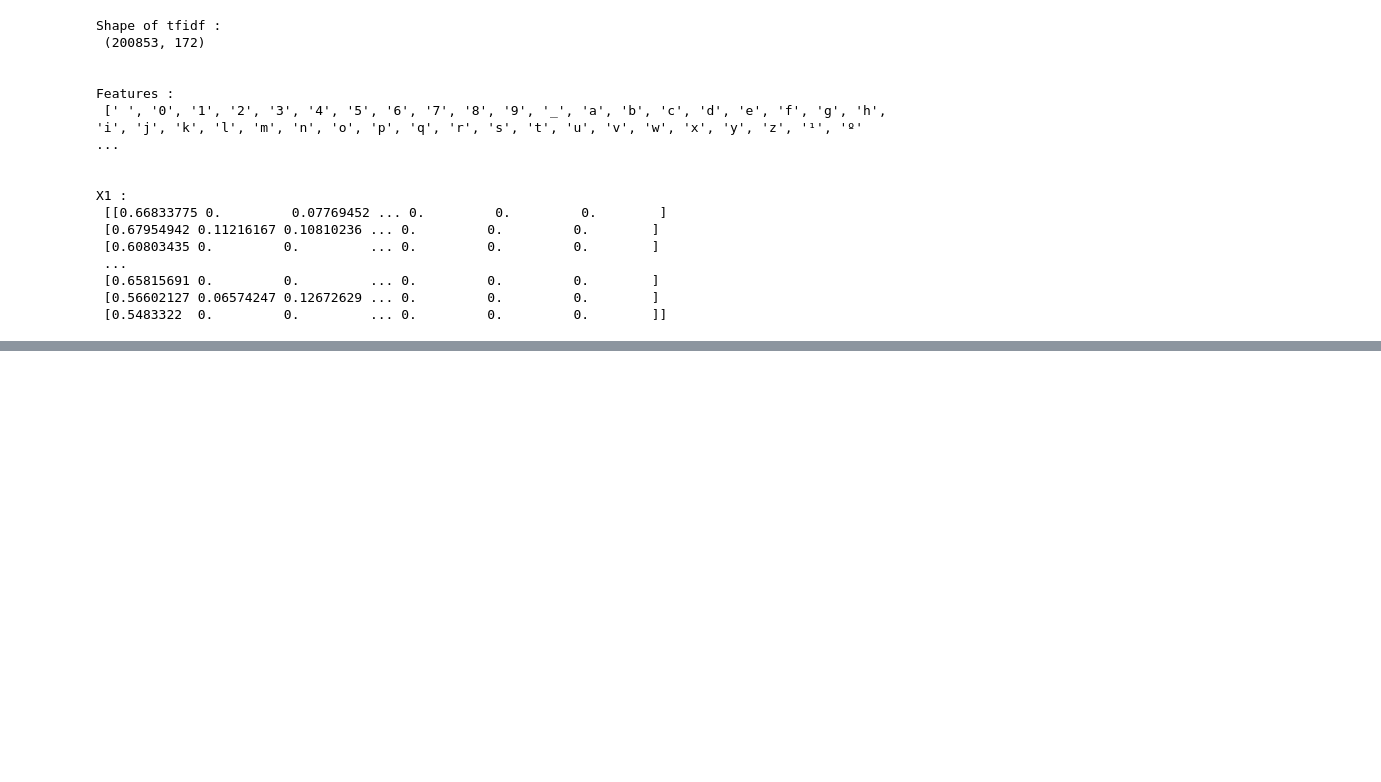
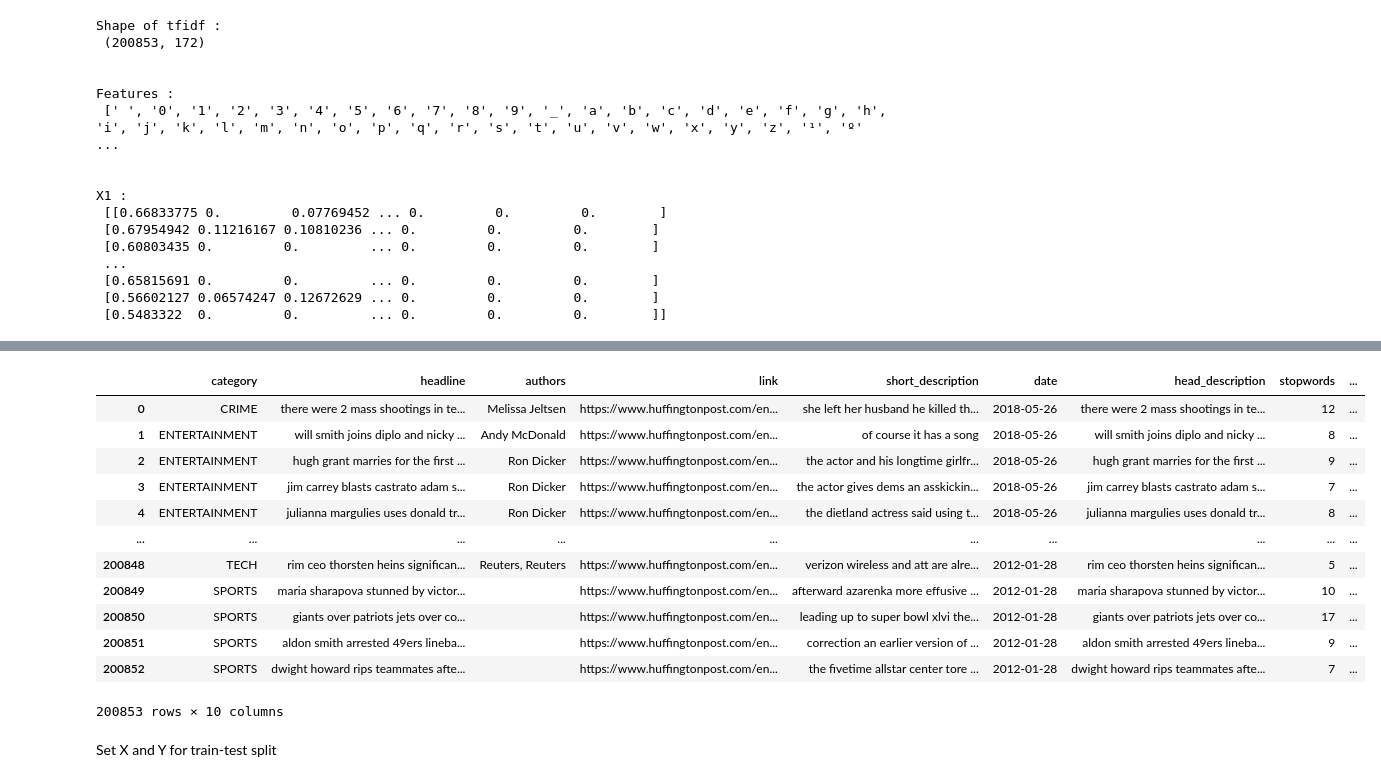
Before and after one commit to jchandleroneal/NLP-NewsArticle_Categorization, a Jupyter notebook: notebooks/exploratory/chandler/cleaning_and_preprocessing.ipynb, the cells around one changed output, grey strips where cells are left out. Saved outputs shown, nothing was run; the diff lists cells and outputs as text; code cells hidden in the pictures; blank space fills up the shorter version.

```diff
--- a/notebooks/exploratory/chandler/cleaning_and_preprocessing.ipynb
+++ b/notebooks/exploratory/chandler/cleaning_and_preprocessing.ipynb
@@ -478,0 +447,18 @@ print(tfidf_vect.get_feature_names())
+# %%
+df
+# %% [output]
+|  | category | headline | authors | link | short_description | date | head_description | stopwords | ... |
+| 0 | CRIME | there were 2 mass shootings in te... | Melissa Jeltsen | https://www.huffingtonpost.com/en... | she left her husband he killed th... | 2018-05-26 | there were 2 mass shootings in te... | 12 | ... |
+| 1 | ENTERTAINMENT | will smith joins diplo and nicky ... | Andy McDonald | https://www.huffingtonpost.com/en... | of course it has a song | 2018-05-26 | will smith joins diplo and nicky ... | 8 | ... |
+| 2 | ENTERTAINMENT | hugh grant marries for the first ... | Ron Dicker | https://www.huffingtonpost.com/en... | the actor and his longtime girlfr... | 2018-05-26 | hugh grant marries for the first ... | 9 | ... |
+| 3 | ENTERTAINMENT | jim carrey blasts castrato adam s... | Ron Dicker | https://www.huffingtonpost.com/en... | the actor gives dems an asskickin... | 2018-05-26 | jim carrey blasts castrato adam s... | 7 | ... |
+| 4 | ENTERTAINMENT | julianna margulies uses donald tr... | Ron Dicker | https://www.huffingtonpost.com/en... | the dietland actress said using t... | 2018-05-26 | julianna margulies uses donald tr... | 8 | ... |
+| ... | ... | ... | ... | ... | ... | ... | ... | ... | ... |
+| 200848 | TECH | rim ceo thorsten heins significan... | Reuters, Reuters | https://www.huffingtonpost.com/en... | verizon wireless and att are alre... | 2012-01-28 | rim ceo thorsten heins significan... | 5 | ... |
+| 200849 | SPORTS | maria sharapova stunned by victor... |  | https://www.huffingtonpost.com/en... | afterward azarenka more effusive ... | 2012-01-28 | maria sharapova stunned by victor... | 10 | ... |
+| 200850 | SPORTS | giants over patriots jets over co... |  | https://www.huffingtonpost.com/en... | leading up to super bowl xlvi the... | 2012-01-28 | giants over patriots jets over co... | 17 | ... |
+| 200851 | SPORTS | aldon smith arrested 49ers lineba... |  | https://www.huffingtonpost.com/en... | correction an earlier version of ... | 2012-01-28 | aldon smith arrested 49ers lineba... | 9 | ... |
+| 200852 | SPORTS | dwight howard rips teammates afte... |  | https://www.huffingtonpost.com/en... | the fivetime allstar center tore ... | 2012-01-28 | dwight howard rips teammates afte... | 7 | ... |
+200853 rows × 10 columns
+# %% [markdown]
+Set X and Y for train-test split
```
Also changed, not shown: parts of 15 cells of this notebook, 3 other files.
